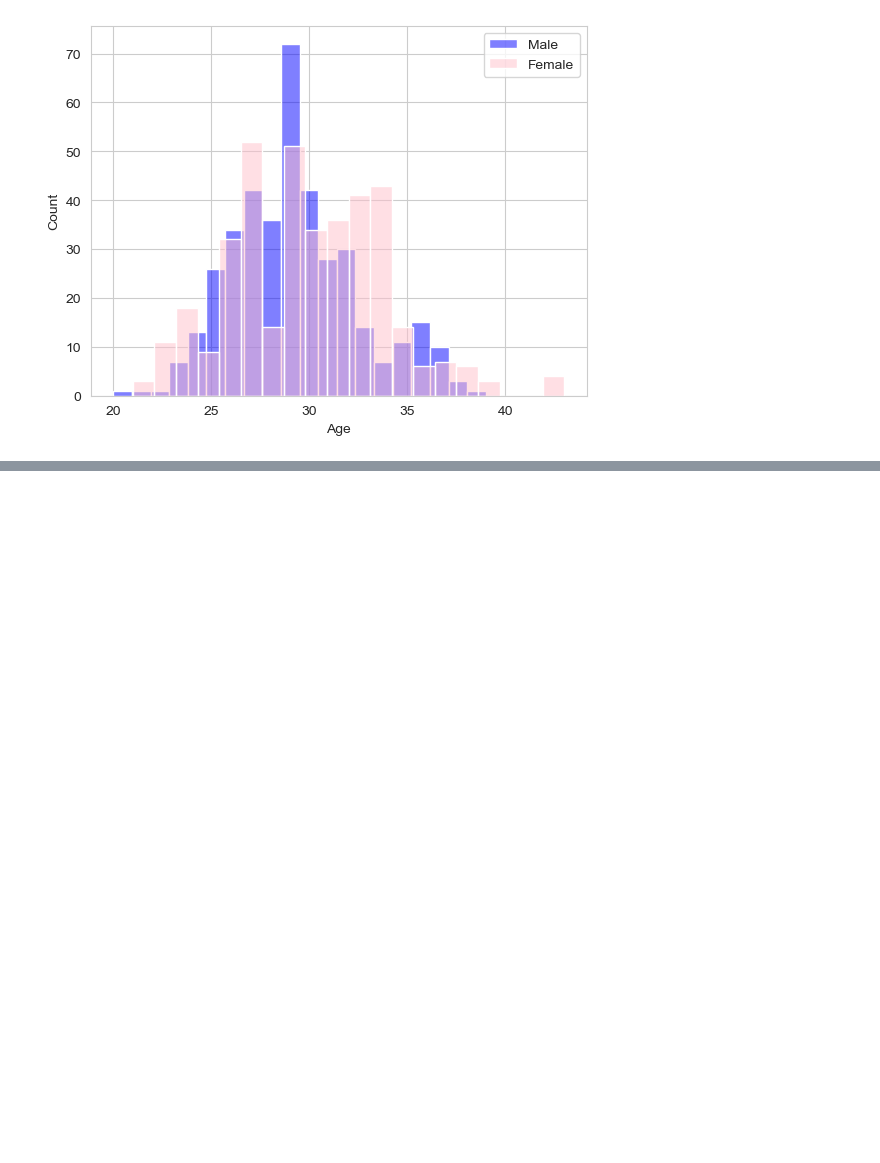
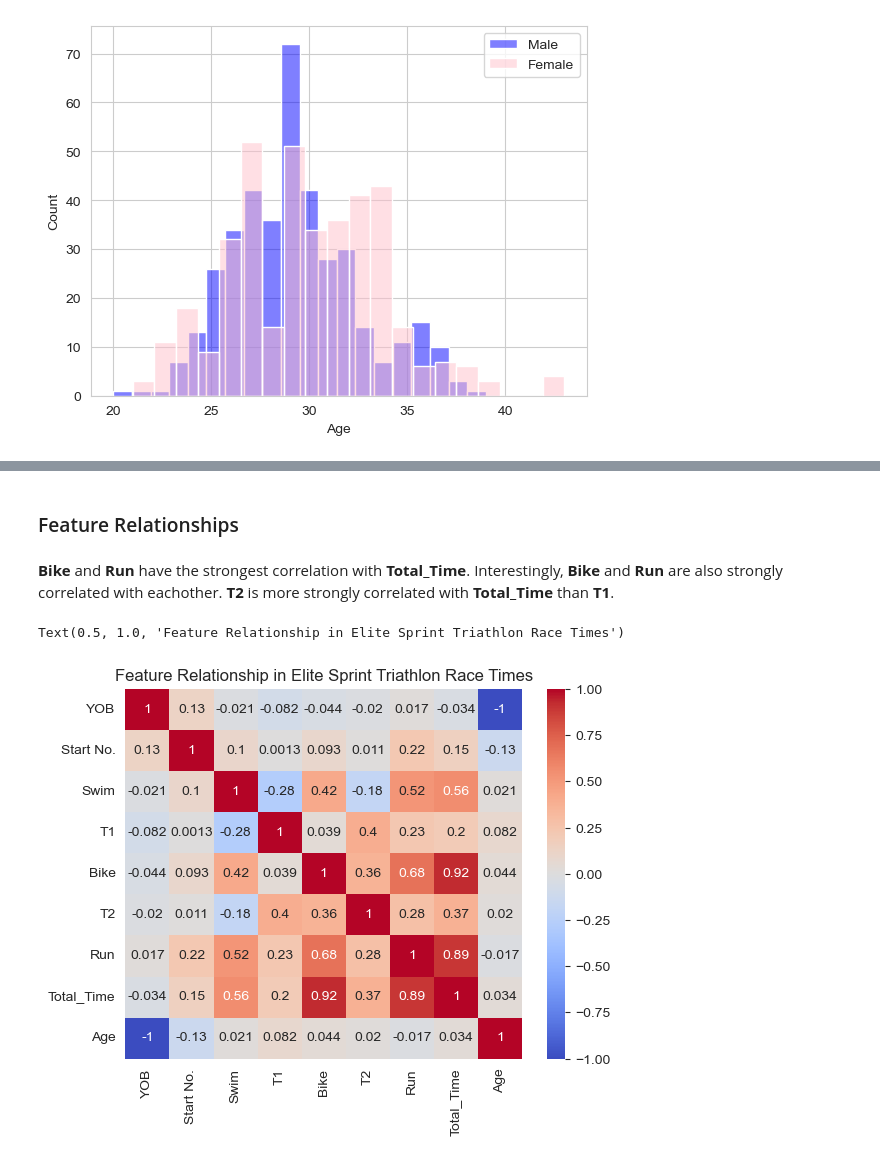
Before and after one commit to ndjo-byte/Sprint_Triathlon_EDA, a Jupyter notebook: exploration/analysis.ipynb, the cells around one changed output, grey strips where cells are left out. Drawn from its saved outputs; the diff is of its cells as text; code cells hidden in the pictures; blank space fills up the shorter version.

```diff
--- a/exploration/analysis.ipynb
+++ b/exploration/analysis.ipynb
@@ -370,3 +469,16 @@ sns.lineplot(data=df, x='YOB', y='Total_Time', hue='Gender')
 # %% [output]
 <Axes: xlabel='YOB', ylabel='Total_Time'>
 [figure]
+# %% [markdown]
+### Feature Relationships
+# %% [markdown]
+**Bike** and **Run** have the strongest correlation with **Total_Time**.
+Interestingly, **Bike** and **Run** are also strongly correlated with eachother.
+**T2** is more strongly correlated with **Total_Time** than **T1**.
+# %%
+correlation_matrix = df.select_dtypes(include='number').corr()
+sns.heatmap(data=correlation_matrix, annot=True, cmap='coolwarm')
+plt.title('Feature Relationship in Elite Sprint Triathlon Race Times')
+# %% [output]
+Text(0.5, 1.0, 'Feature Relationship in Elite Sprint Triathlon Race Times')
+[figure, added]
```
Also changed, not shown: parts of 26 cells of this notebook, 1 other file.
